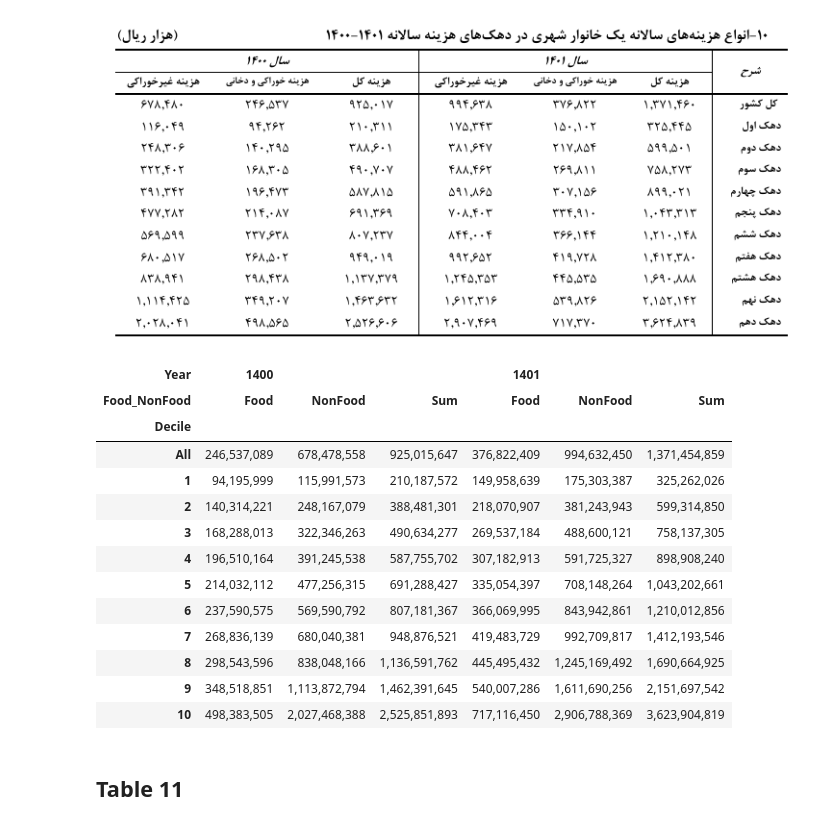
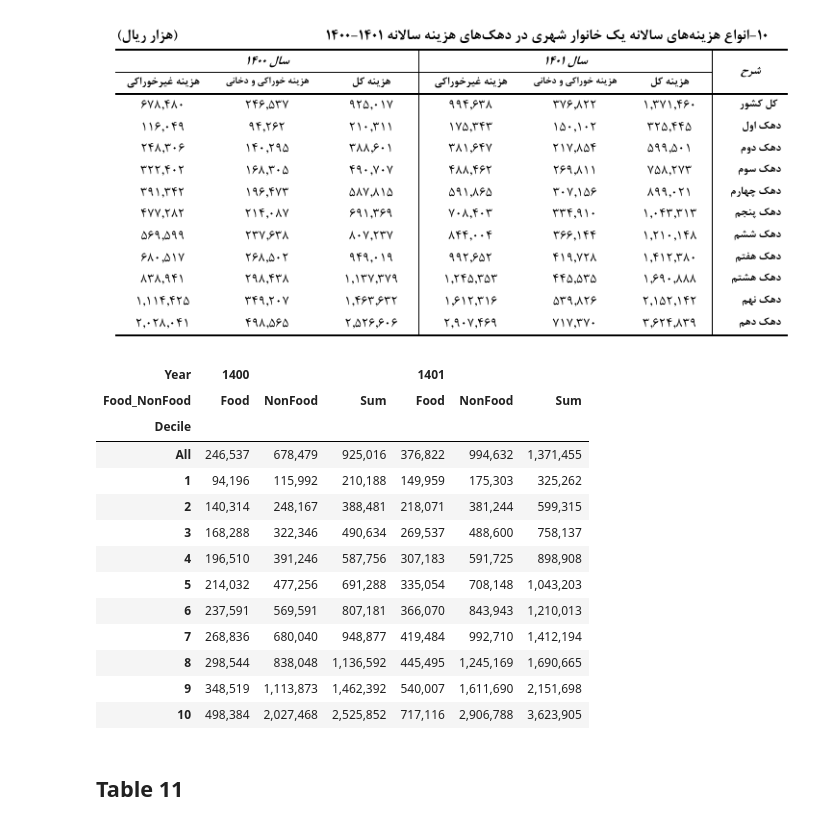
Before and after one commit to Iran-Open-Data/HBSIR_OLD, a Jupyter notebook: examples/ISC/summary_results/1401/summary-results.ipynb, the cells around one changed output. Cells and saved outputs as stored; diff of their text form; code cells hidden in the pictures.

Commit message:
Update summary results of 1401

```diff
--- a/examples/ISC/summary_results/1401/summary-results.ipynb
+++ b/examples/ISC/summary_results/1401/summary-results.ipynb
@@ -316,12 +325,6 @@ image
 # %% [output]
 [figure]
 # %%
-def wighted_avarage(table: pd.DataFrame) -> pd.Series:
-    columns = [col for col in table.columns if col != "Weight"]
-    table[columns] = table[columns].multiply(table["Weight"], axis="index")
-    columns_summation = table.sum()
-    results = columns_summation[columns].div(columns_summation["Weight"]).loc[columns]
-    return results
 food_nonfood_expenditures = (
     hbsir.load_table("Expenditures", years=[YEAR-1, YEAR])
     .pipe(hbsir.add_attribute, "Urban_Rural")
@@ -330,6 +333,7 @@ food_nonfood_expenditures = (
     .groupby(["Year", "ID", "Food_NonFood"])["Net_Expenditure"].sum()
     .unstack()
     .pipe(hbsir.add_weight)
+    .div(1000)
 )
 all_country = (
     food_nonfood_expenditures
@@ -341,44 +345,44 @@ all_country = (
     )
     .rename_axis("Food_NonFood", axis="columns")
 )
 deciles = (
     food_nonfood_expenditures
     .join(
         hbsir.calculator.calculate_decile(
             on="Net_Expenditure",
             years=[YEAR-1, YEAR],
             weighted=True,
             groupby="Urban_Rural",
         )
     )
     .groupby(["Year", "Decile"]).apply(wighted_avarage)
     .loc[:, ["Food", "NonFood"]]
     .reorder_levels(["Decile", "Year"])
     .rename_axis("Food_NonFood", axis="columns")
 )
 urban_table = (
     pd.concat([all_country, deciles])
     .assign(Sum=lambda df: df.sum(axis="columns"))
     .unstack("Year")
     .reorder_levels([1, 0], axis="columns")
     .sort_index(axis="columns")
 )
 urban_table.style.format("{:,.0f}")
 # %% [output]
 | Year | 1400 |  |  | 1401 |  |  |
 | Food_NonFood | Food | NonFood | Sum | Food | NonFood | Sum |
 | Decile |  |  |  |  |  |  |
-| All | 246,537,089 | 678,478,558 | 925,015,647 | 376,822,409 | 994,632,450 | 1,371,454,859 |
-| 1 | 94,195,999 | 115,991,573 | 210,187,572 | 149,958,639 | 175,303,387 | 325,262,026 |
-| 2 | 140,314,221 | 248,167,079 | 388,481,301 | 218,070,907 | 381,243,943 | 599,314,850 |
-| 3 | 168,288,013 | 322,346,263 | 490,634,277 | 269,537,184 | 488,600,121 | 758,137,305 |
-| 4 | 196,510,164 | 391,245,538 | 587,755,702 | 307,182,913 | 591,725,327 | 898,908,240 |
-| 5 | 214,032,112 | 477,256,315 | 691,288,427 | 335,054,397 | 708,148,264 | 1,043,202,661 |
-| 6 | 237,590,575 | 569,590,792 | 807,181,367 | 366,069,995 | 843,942,861 | 1,210,012,856 |
-| 7 | 268,836,139 | 680,040,381 | 948,876,521 | 419,483,729 | 992,709,817 | 1,412,193,546 |
-| 8 | 298,543,596 | 838,048,166 | 1,136,591,762 | 445,495,432 | 1,245,169,492 | 1,690,664,925 |
-| 9 | 348,518,851 | 1,113,872,794 | 1,462,391,645 | 540,007,286 | 1,611,690,256 | 2,151,697,542 |
-| 10 | 498,383,505 | 2,027,468,388 | 2,525,851,893 | 717,116,450 | 2,906,788,369 | 3,623,904,819 |
+| All | 246,537 | 678,479 | 925,016 | 376,822 | 994,632 | 1,371,455 |
+| 1 | 94,196 | 115,992 | 210,188 | 149,959 | 175,303 | 325,262 |
+| 2 | 140,314 | 248,167 | 388,481 | 218,071 | 381,244 | 599,315 |
+| 3 | 168,288 | 322,346 | 490,634 | 269,537 | 488,600 | 758,137 |
+| 4 | 196,510 | 391,246 | 587,756 | 307,183 | 591,725 | 898,908 |
+| 5 | 214,032 | 477,256 | 691,288 | 335,054 | 708,148 | 1,043,203 |
+| 6 | 237,591 | 569,591 | 807,181 | 366,070 | 843,943 | 1,210,013 |
+| 7 | 268,836 | 680,040 | 948,877 | 419,484 | 992,710 | 1,412,194 |
+| 8 | 298,544 | 838,048 | 1,136,592 | 445,495 | 1,245,169 | 1,690,665 |
+| 9 | 348,519 | 1,113,873 | 1,462,392 | 540,007 | 1,611,690 | 2,151,698 |
+| 10 | 498,384 | 2,027,468 | 2,525,852 | 717,116 | 2,906,788 | 3,623,905 |
 # %% [markdown]
 ## Table 11
 # %%
```
Also changed, not shown: parts of 8 cells of this notebook.
